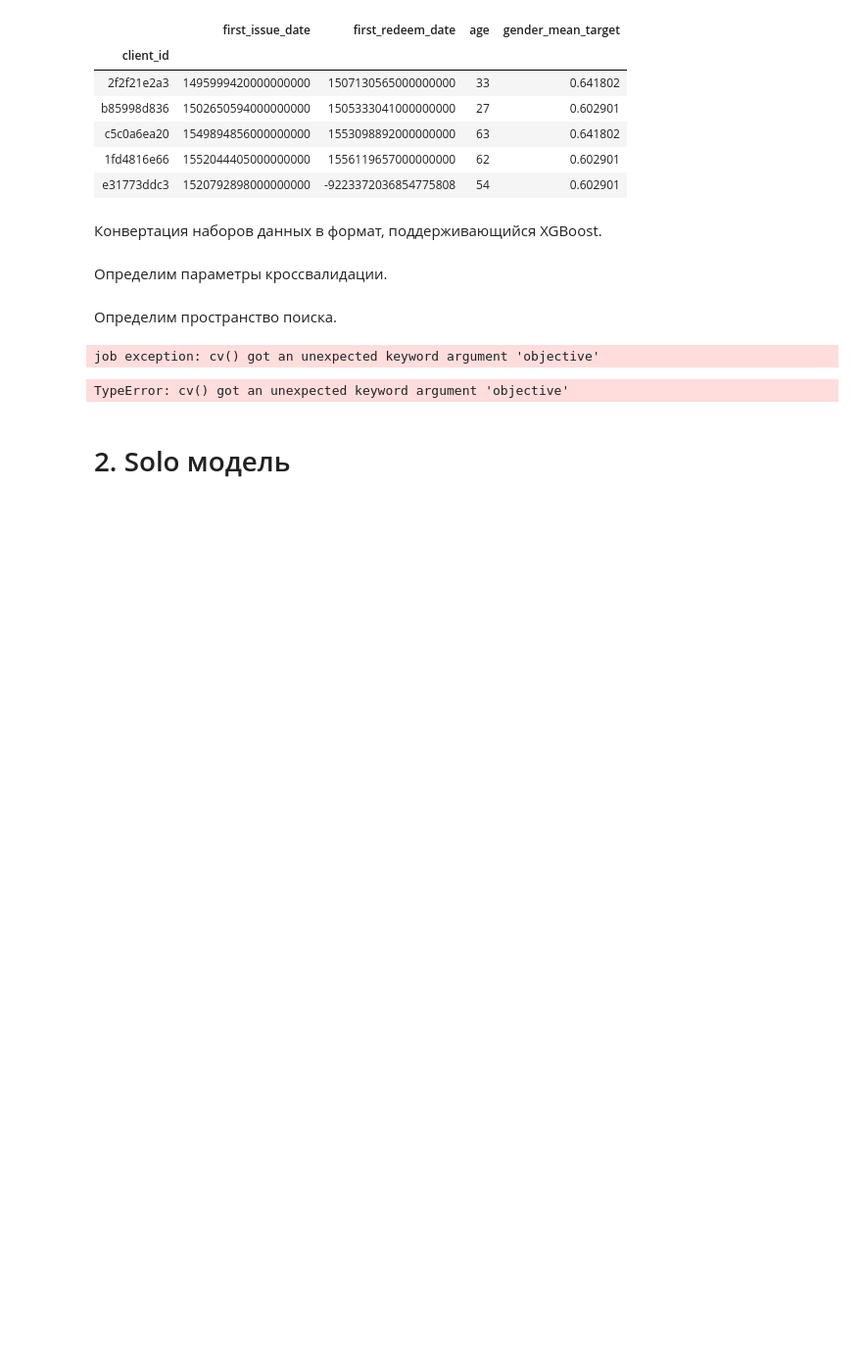
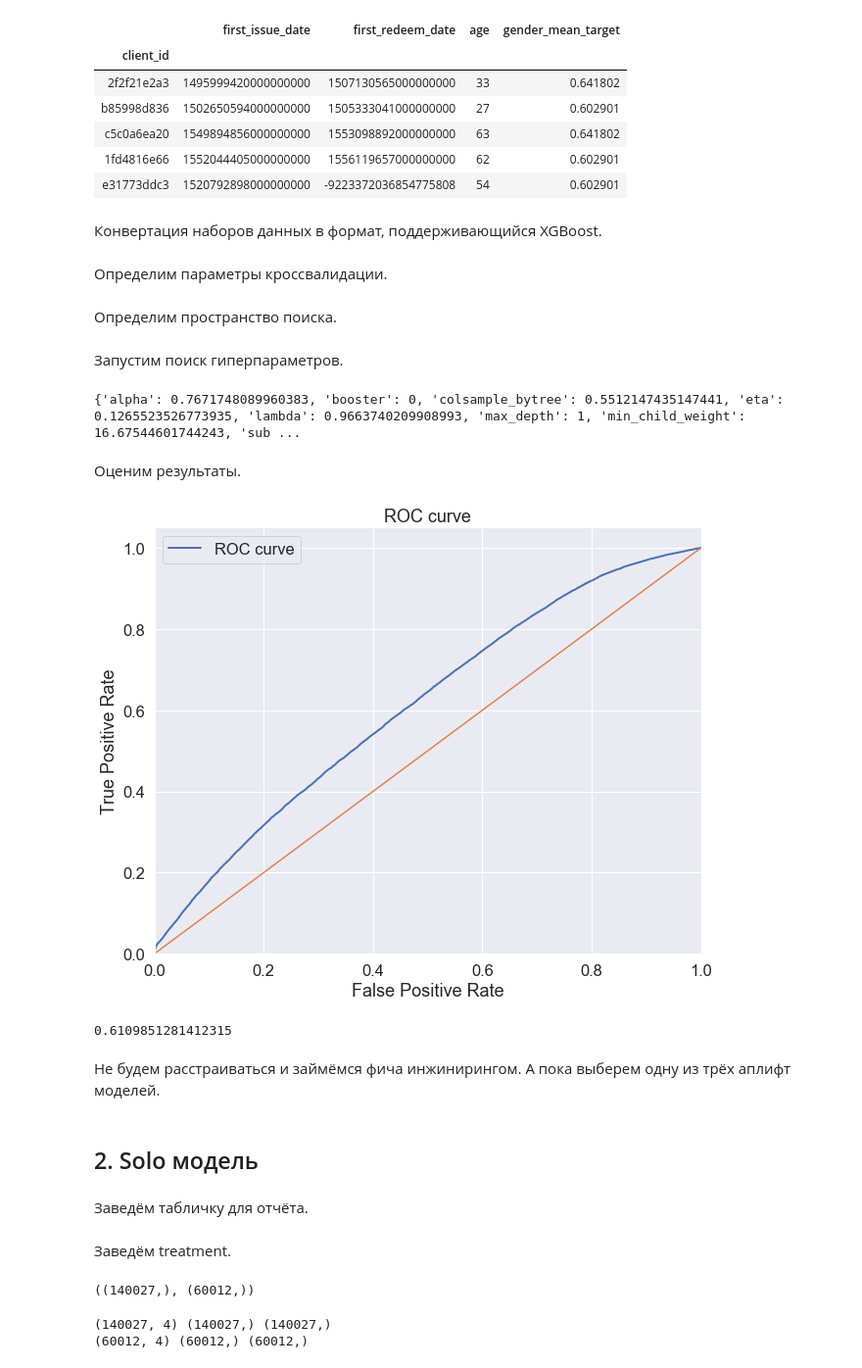
Before and after one commit to doksketch/call-you-maybe, a Jupyter notebook: sandbox/00_baseline.ipynb, the cells around one changed output. Shown at 98% size. Drawn from its saved outputs; the diff is of its cells as text; code cells hidden in the pictures; blank space fills up the shorter version.

```diff
--- a/sandbox/00_baseline.ipynb
+++ b/sandbox/00_baseline.ipynb
@@ -257,19 +268,43 @@ space_freq = {'booster': hp.choice('booster', ['gbtree', 'gblinear', 'dart']),
               'eta': hp.uniform('eta', 0.01, 1),
               'tree_method': 'hist'
               }
+# %% [markdown]
+Запустим поиск гиперпараметров.
 # %%
 trials = Trials()
 best = fmin(fn=partial(optimize, cv_params=cv_params, data=train_c),
-            space=space_freq, trials=trials, algo=tpe.suggest, max_evals=50, timeout=3600)
+            space=space_freq, trials=trials, algo=tpe.suggest, max_evals=15, timeout=3600)
 
-best_params = space_eval(space_freq, best)
-best_params
+print(best)
 # %% [output]
-job exception: cv() got an unexpected keyword argument 'objective'
+{'alpha': 0.7671748089960383, 'booster': 0, 'colsample_bytree': 0.5512147435147441, 'eta': 0.1265523526773935, 'lambda': 0.9663740209908993, 'max_depth': 1, 'min_child_weight': 16.67544601744243, 'sub ...
-TypeError: cv() got an unexpected keyword argument 'objective'
 # %%
 train_params = {'num_boost_round': 200,
                 'maximize': False,
                 'verbose_eval': False}
+# %%
+model = xgb.train(params={'alpha':0.7671748089960383,
+                                   'booster': 'gbtree',
+                                   'colsample_bytree': 0.5512147435147441,
+                                   'eta': 0.1265523526773935,
+                                   'lambda': 0.9663740209908993,
+                                    'max_depth': 1,
+                                    'min_child_weight': 16.67544601744243,
+                                    'subsample': 0.538227954867007}, dtrain=train_c, **train_params)
+# %% [markdown]
+Оценим результаты.
+# %%
+roc_auc_plot(y_test=y_valid,
+             preds=model.predict(valid_c))
+# %% [output]
+[figure, added]
+# %%
+roc_auc_score(y_valid, model.predict(valid_c))
+# %% [output]
+0.6109851281412315
+# %% [markdown]
+Не будем расстраиваться и займёмся фича инжинирингом. А пока выберем одну из трёх аплифт моделей.
 # %% [markdown]
-# 2. Solo модель
+## <left> 2. Solo модель<a class="anchor" id="solo"></a><left>
+# %% [markdown]
+Заведём табличку для отчёта.
@@ -275,0 +316,21 @@ train_params = {'num_boost_round': 200,
+# %% [markdown]
+Заведём treatment.
+# %%
+index_train, index_valid = train_test_split(uplift.index, test_size=0.3, random_state=43)
+index_train.shape, index_valid.shape
+# %% [output]
+((140027,), (60012,))
+# %%
+X_train = uplift.loc[index_train, :].drop(['target', 'treatment_flg'], 1)
+y_train = uplift.loc[index_train, 'target']
+treat_train = uplift.loc[index_train, 'treatment_flg']
+
+X_valid = uplift.loc[index_valid, :].drop(['target', 'treatment_flg'], 1)
+y_valid = uplift.loc[index_valid, 'target']
+treat_valid = uplift.loc[index_valid, 'treatment_flg']
+
+print(X_train.shape, y_train.shape, treat_train.shape)
+print(X_valid.shape, y_valid.shape, treat_valid.shape)
+# %% [output]
+(140027, 4) (140027,) (140027,)
+(60012, 4) (60012,) (60012,)
```
Also changed, not shown: parts of 16 cells of this notebook.
